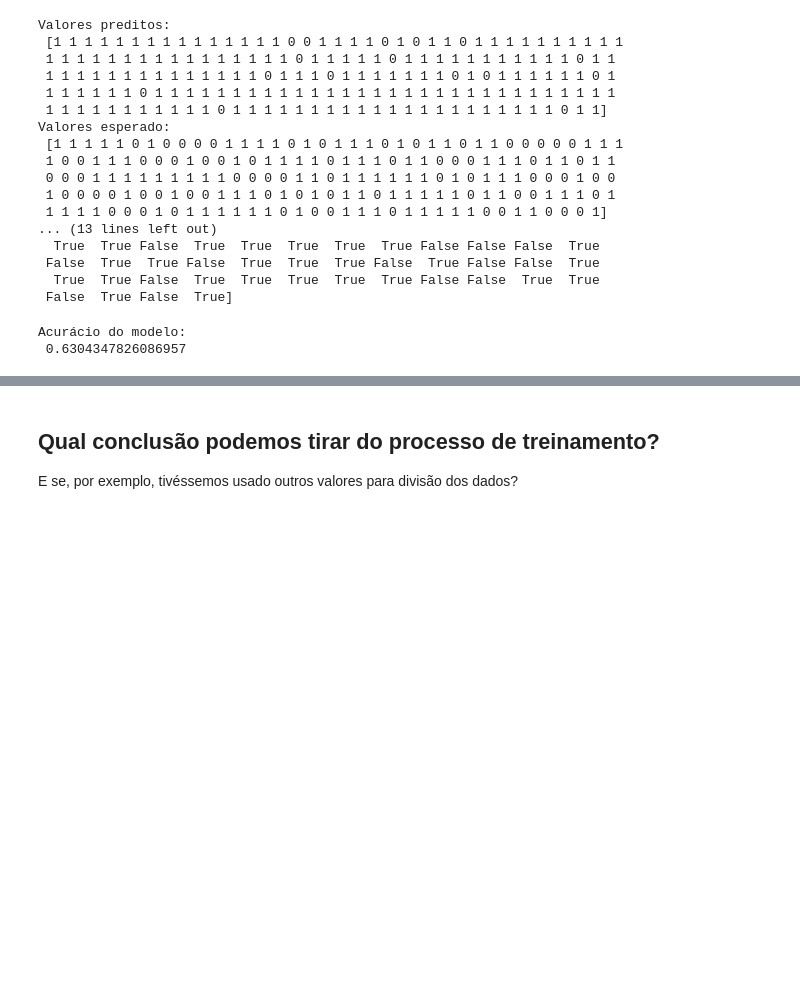
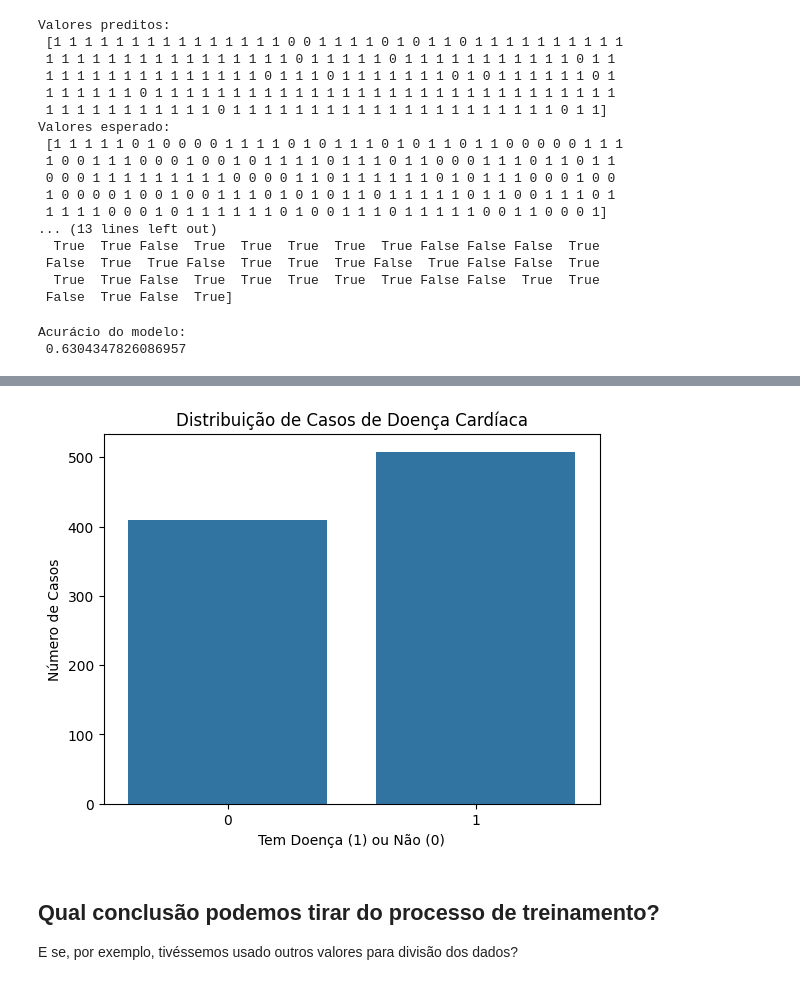
Before and after one commit to PedroPsy/AI-Training, a Jupyter notebook: fundamentosIA.ipynb, the cells around one changed output, grey strips where cells are left out. Cells and saved outputs as stored; diff of their text form; code cells hidden in the pictures; blank space fills up the shorter version.

```diff
--- a/fundamentosIA.ipynb
+++ b/fundamentosIA.ipynb
@@ -339,3 +342,13 @@ KeyboardInterrupt:
+# %%
+import seaborn as sns
+
+sns.countplot(x='HeartDisease', data=dataset)
+plt.title("Distribuição de Casos de Doença Cardíaca")
+plt.xlabel("Tem Doença (1) ou Não (0)")
+plt.ylabel("Número de Casos")
+plt.show()
+# %% [output]
+[figure, added]
 # %%
 # exibindo um relatório mais completo com os índices:
 # precisão, recall, f1-score e support
```
Also changed, not shown: parts of 1 cell of this notebook.
